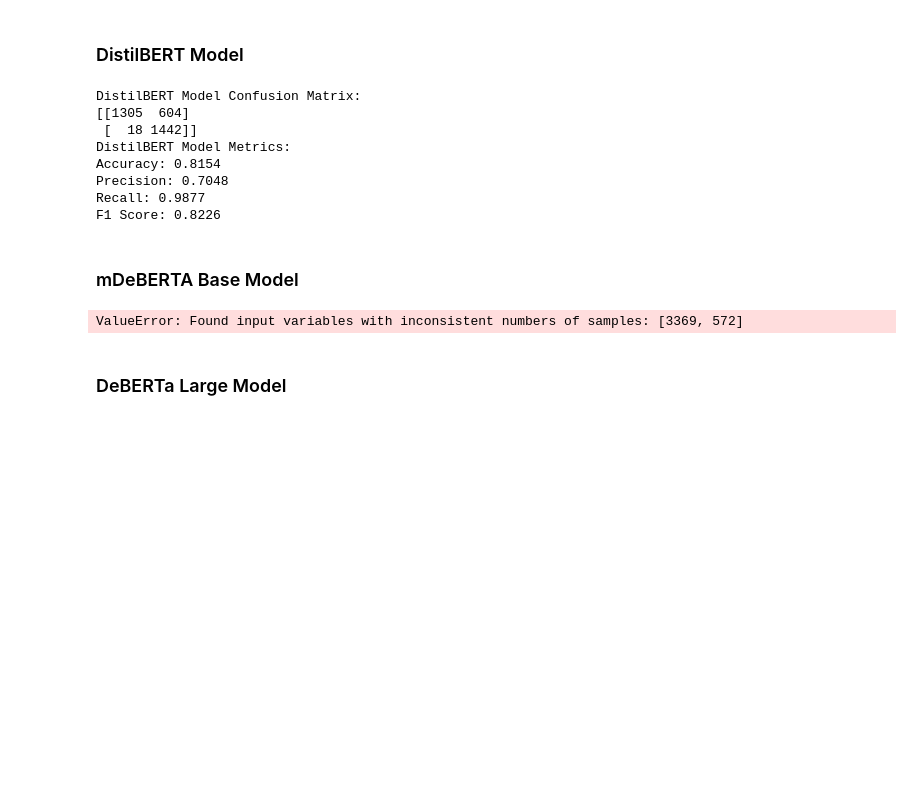
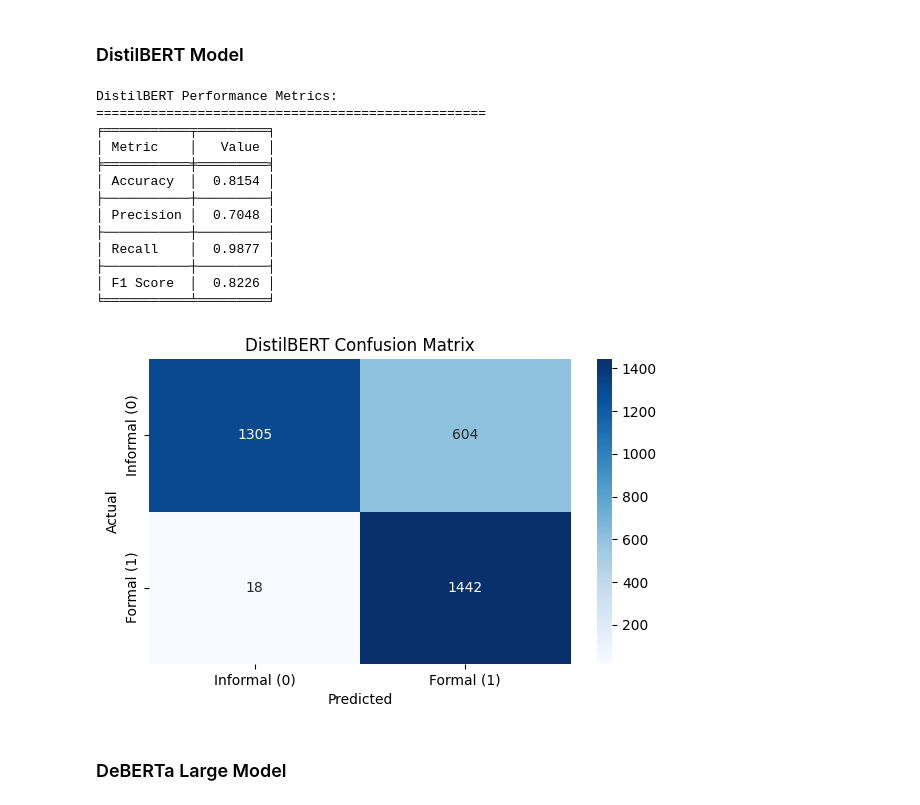
Before and after one commit to fergalriordan/text-formality, a Jupyter notebook: scripts/evals.ipynb, the cells around one changed output. Drawn from its saved outputs; the diff is of its cells as text; code cells hidden in the pictures; blank space fills up the shorter version.

```diff
--- a/scripts/evals.ipynb
+++ b/scripts/evals.ipynb
@@ -39,6 +51,6 @@ distilbert_tokenizer = AutoTokenizer.from_pretrained('s-nlp/mdistilbert-base-for
 distilbert_model = AutoModelForSequenceClassification.from_pretrained('s-nlp/mdistilbert-base-formality-ranker')
 # %%
 # Generating predictions on the binary (extreme) dataset
-distilbert_predicted_labels, distilbert_predicted_logits = predict_formality(distilbert_model, distilbert_tokenizer, binary_df, return_token_type_ids=False)
+distilbert_predicted_labels, _ = predict_formality(distilbert_model, distilbert_tokenizer, binary_df, return_token_type_ids=False)
 # %% [output]
 Using device: cuda
@@ -92,40 +102,23 @@ F1 Score: 0.8161
 # %%
 distilbert_confusion_matrix = confusion_matrix(binary_df['formal'].values, distilbert_predicted_labels)
 distilbert_accuracy, distilbert_precision, distilbert_recall, distilbert_f1 = calculate_metrics(binary_df['formal'].values, distilbert_predicted_labels)
 
-print("DistilBERT Model Confusion Matrix:")
-print(distilbert_confusion_matrix)
-
-print(f"DistilBERT Model Metrics:")
-print(f"Accuracy: {distilbert_accuracy:.4f}")
-print(f"Precision: {distilbert_precision:.4f}")
-print(f"Recall: {distilbert_recall:.4f}")
-print(f"F1 Score: {distilbert_f1:.4f}")
+display_metrics("DistilBERT", distilbert_confusion_matrix, distilbert_accuracy, distilbert_precision, distilbert_recall, distilbert_f1)
 # %% [output]
-DistilBERT Model Confusion Matrix:
-[[1305  604]
- [  18 1442]]
-DistilBERT Model Metrics:
-Accuracy: 0.8154
-Precision: 0.7048
-Recall: 0.9877
-F1 Score: 0.8226
+DistilBERT Performance Metrics:
+==================================================
+╒═══════════╤═════════╕
+│ Metric    │   Value │
+╞═══════════╪═════════╡
+│ Accuracy  │  0.8154 │
+├───────────┼─────────┤
+│ Precision │  0.7048 │
+├───────────┼─────────┤
+│ Recall    │  0.9877 │
+├───────────┼─────────┤
+│ F1 Score  │  0.8226 │
+╘═══════════╧═════════╛
+[figure, added]
-# %% [markdown]
-### mDeBERTA Base Model
-# %%
-mdeberta_confusion_matrix = confusion_matrix(binary_df['formal'].values, mdeberta_predicted_labels)
-mdeberta_accuracy, mdeberta_precision, mdeberta_recall, mdeberta_f1 = calculate_metrics(binary_df['formal'].values, mdeberta_predicted_labels)
-
-print("mDeBERTA Base Model Confusion Matrix:")
-print(mdeberta_confusion_matrix)
-
-print(f"mDeBERTA Base Model Metrics:")
-print(f"Accuracy: {mdeberta_accuracy:.4f}")
-print(f"Precision: {mdeberta_precision:.4f}")
-print(f"Recall: {mdeberta_recall:.4f}")
-print(f"F1 Score: {mdeberta_f1:.4f}")
-# %% [output]
-ValueError: Found input variables with inconsistent numbers of samples: [3369, 572]
 # %% [markdown]
 ### DeBERTa Large Model
 # %%
```
Also changed, not shown: parts of 16 cells of this notebook, 2 other files.
